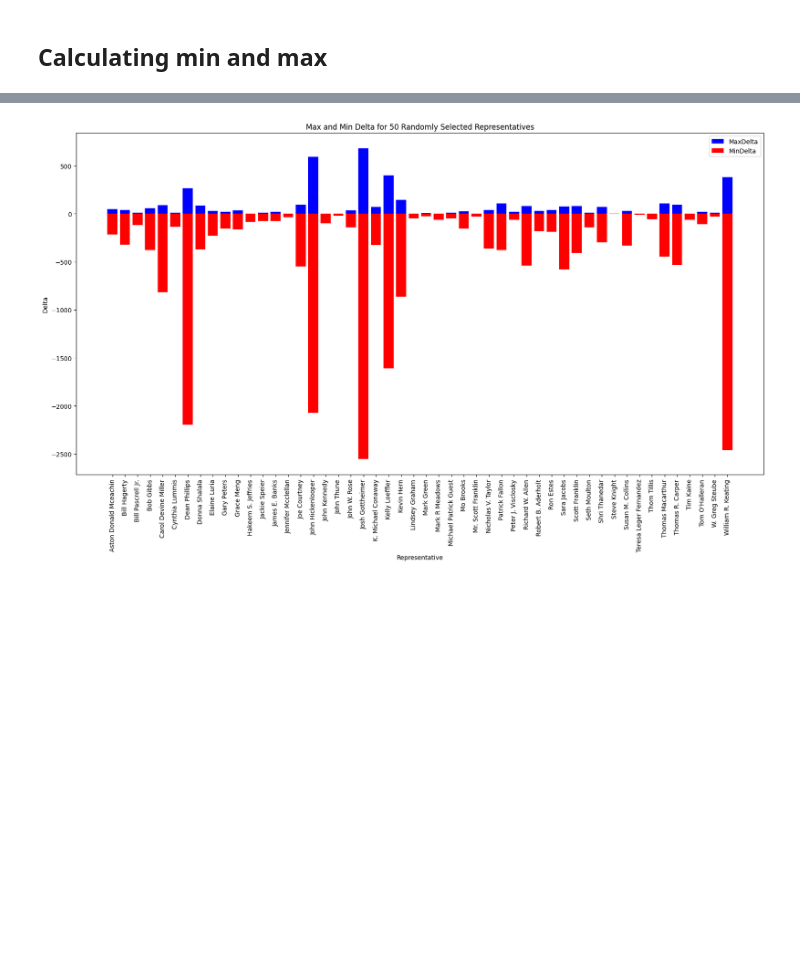
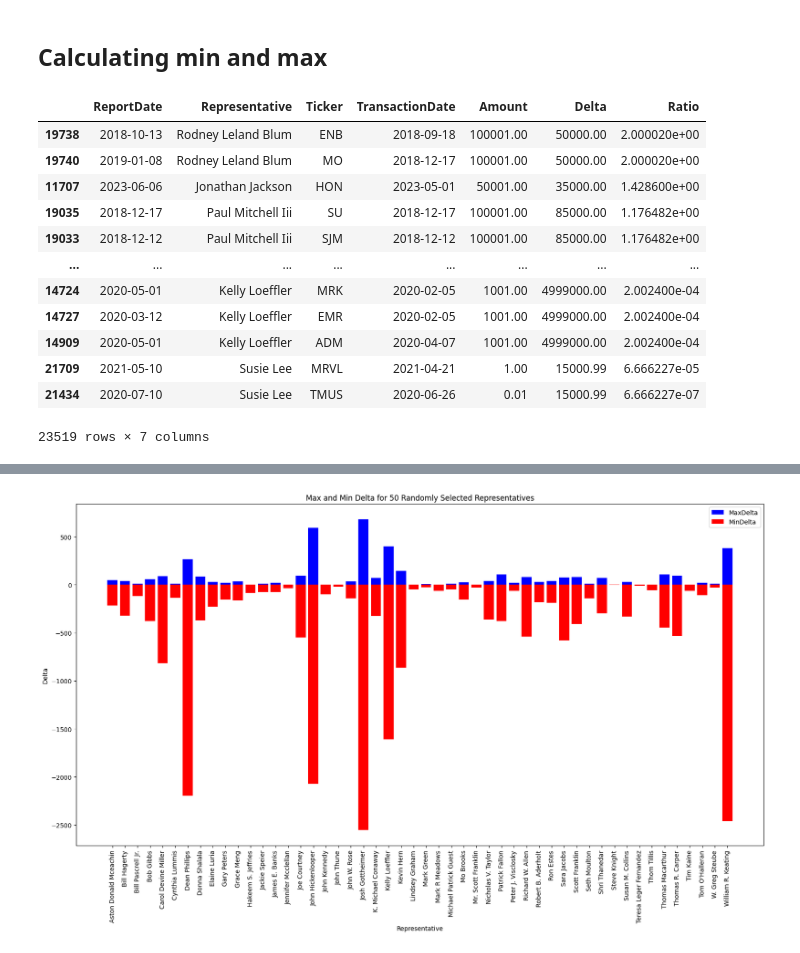
Before and after one commit to maajidhusain/capstone, a Jupyter notebook: variation.ipynb, the cells around one changed output, grey strips where cells are left out. Drawn from its saved outputs; the diff is of its cells as text; code cells hidden in the pictures; blank space fills up the shorter version.

```diff
--- a/variation.ipynb
+++ b/variation.ipynb
@@ -160,7 +134,33 @@ def calculate_min_delta(row):
-# %%
-# Apply the calculate_max_delta function to each row in all_congress
-all_congress['MaxDelta'] = all_congress.apply(calculate_max_delta, axis=1)
-
-# Apply the calculate_min_delta function to each row in all_congress
-all_congress['MinDelta'] = all_congress.apply(calculate_min_delta, axis=1)
+# %%
+each_rep_max  = all_congress.groupby(['Representative'])['Amount'].max()
+
+
+each_rep_min = all_congress.groupby(['Representative'])['Amount'].min()
+
+# find delta for each representative
+delta = each_rep_max - each_rep_min
+
+# map delta to all_congress
+all_congress['Delta'] = all_congress['Representative'].map(delta)
+
+# calculate the ratio
+all_congress['Ratio'] = all_congress['Amount'] / all_congress['Delta']
+# %%
+# show the information for the congressmen with the highest ratio (excluding 0 values)
+all_ratios = all_congress[all_congress['Delta'] != 0].sort_values(by='Ratio', ascending=False)
+all_ratios[['ReportDate', 'Representative', 'Ticker', 'TransactionDate', 'Amount', 'Delta', 'Ratio']]
+# %% [output]
+|  | ReportDate | Representative | Ticker | TransactionDate | Amount | Delta | Ratio |
+| 19738 | 2018-10-13 | Rodney Leland Blum | ENB | 2018-09-18 | 100001.00 | 50000.00 | 2.000020e+00 |
+| 19740 | 2019-01-08 | Rodney Leland Blum | MO | 2018-12-17 | 100001.00 | 50000.00 | 2.000020e+00 |
+| 11707 | 2023-06-06 | Jonathan Jackson | HON | 2023-05-01 | 50001.00 | 35000.00 | 1.428600e+00 |
+| 19035 | 2018-12-17 | Paul Mitchell Iii | SU | 2018-12-17 | 100001.00 | 85000.00 | 1.176482e+00 |
+| 19033 | 2018-12-12 | Paul Mitchell Iii | SJM | 2018-12-12 | 100001.00 | 85000.00 | 1.176482e+00 |
+| ... | ... | ... | ... | ... | ... | ... | ... |
+| 14724 | 2020-05-01 | Kelly Loeffler | MRK | 2020-02-05 | 1001.00 | 4999000.00 | 2.002400e-04 |
+| 14727 | 2020-03-12 | Kelly Loeffler | EMR | 2020-02-05 | 1001.00 | 4999000.00 | 2.002400e-04 |
+| 14909 | 2020-05-01 | Kelly Loeffler | ADM | 2020-04-07 | 1001.00 | 4999000.00 | 2.002400e-04 |
+| 21709 | 2021-05-10 | Susie Lee | MRVL | 2021-04-21 | 1.00 | 15000.99 | 6.666227e-05 |
+| 21434 | 2020-07-10 | Susie Lee | TMUS | 2020-06-26 | 0.01 | 15000.99 | 6.666227e-07 |
+23519 rows × 7 columns
 # %%
```
Also changed, not shown: parts of 3 cells of this notebook.
